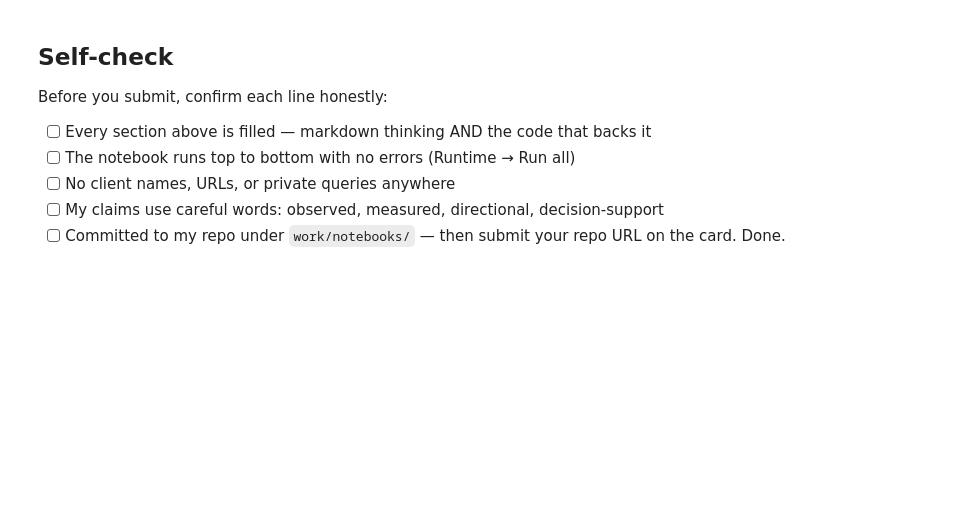
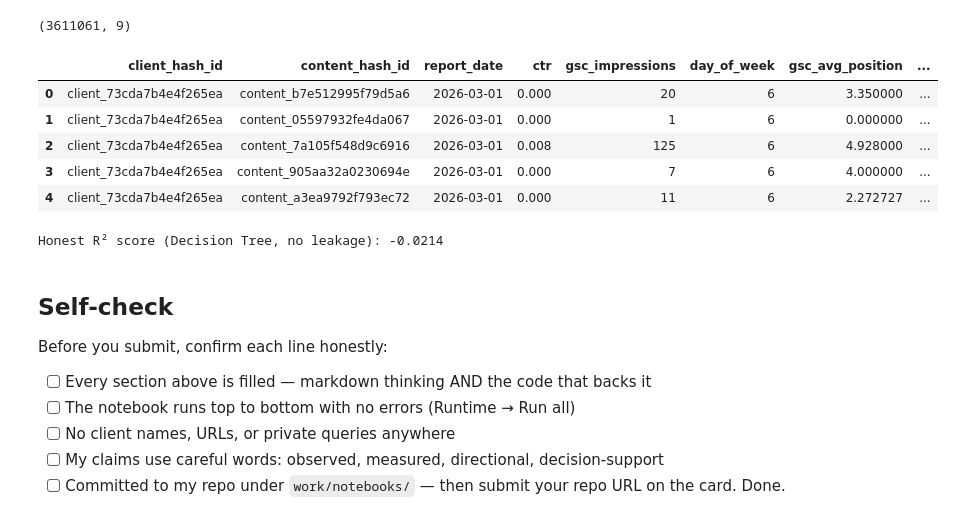
Before and after one commit to ayesha-asif1/flyrank-ml-internship, a Jupyter notebook: work/notebooks/w03_data_contract.ipynb, the cells around one changed output. Drawn from its saved outputs; the diff is of its cells as text; code cells hidden in the pictures; blank space fills up the shorter version.

```diff
--- a/work/notebooks/w03_data_contract.ipynb
+++ b/work/notebooks/w03_data_contract.ipynb
@@ -36,0 +148,5 @@ This skeleton is yours to fill. Work the sections **in order** — each one has
+# %%
+#Label
+
+df_available['ctr']=df_available['gsc_clicks'] /df_available['gsc_impressions']
+print(df_available[['gsc_clicks','gsc_impressions','ctr']].head())
@@ -36,0 +164,3 @@ This skeleton is yours to fill. Work the sections **in order** — each one has
+# %%
+#day_of_week is knowable at the decision moment because the date is always known in advance — it doesn't depend on any future outcome."
+df_available['day_of_week'] = pd.to_datetime(df_available['report_date']).dt.dayofweek
@@ -36,0 +184,3 @@ This skeleton is yours to fill. Work the sections **in order** — each one has
+# %%
+import numpy as np
+df_available['log_impressions'] = np.log1p(df_available['gsc_impressions'])
@@ -36,0 +191,12 @@ This skeleton is yours to fill. Work the sections **in order** — each one has
+# %%
+def position_bucket(pos):
+    if pos <= 3:
+        return 'top_3'
+    elif pos <= 10:
+        return 'top_10'
+    elif pos <= 20:
+        return 'top_20'
+    else:
+        return 'beyond_20'
+
+df_available['position_bucket'] = df_available['gsc_avg_position'].apply(position_bucket)
@@ -37,3 +216,30 @@ This skeleton is yours to fill. Work the sections **in order** — each one has
+# %%
+feature_frame = df_available[[
+    'client_hash_id', 'content_hash_id', 'report_date',   # context (identify karne ke liye)
+    'ctr',                                                  # label
+    'gsc_impressions', 'day_of_week', 'gsc_avg_position',   # features
+    'log_impressions', 'position_bucket'                    # features
+]].copy()
+
+print(feature_frame.shape)
+feature_frame.head()
+# %% [output]
+(3611061, 9)
+|  | client_hash_id | content_hash_id | report_date | ctr | gsc_impressions | day_of_week | gsc_avg_position | ... |
+| 0 | client_73cda7b4e4f265ea | content_b7e512995f79d5a6 | 2026-03-01 | 0.000 | 20 | 6 | 3.350000 | ... |
+| 1 | client_73cda7b4e4f265ea | content_05597932fe4da067 | 2026-03-01 | 0.000 | 1 | 6 | 0.000000 | ... |
+| 2 | client_73cda7b4e4f265ea | content_7a105f548d9c6916 | 2026-03-01 | 0.008 | 125 | 6 | 4.928000 | ... |
+| 3 | client_73cda7b4e4f265ea | content_905aa32a0230694e | 2026-03-01 | 0.000 | 7 | 6 | 4.000000 | ... |
+| 4 | client_73cda7b4e4f265ea | content_a3ea9792f793ec72 | 2026-03-01 | 0.000 | 11 | 6 | 2.272727 | ... |
+# %%
+model_honest_tree = DecisionTreeRegressor(random_state=42)
+model_honest_tree.fit(X_train, y_train)  # X_train mein gsc_clicks NAHI hai
+preds_honest_tree = model_honest_tree.predict(X_test)
+
+honest_score_tree = r2_score(y_test, preds_honest_tree)
+print(f"Honest R² score (Decision Tree, no leakage): {honest_score_tree:.4f}")
+# %% [output]
+Honest R² score (Decision Tree, no leakage): -0.0214
 # %% [markdown]
 ## Self-check
 
```
Also changed, not shown: parts of 26 cells of this notebook.
